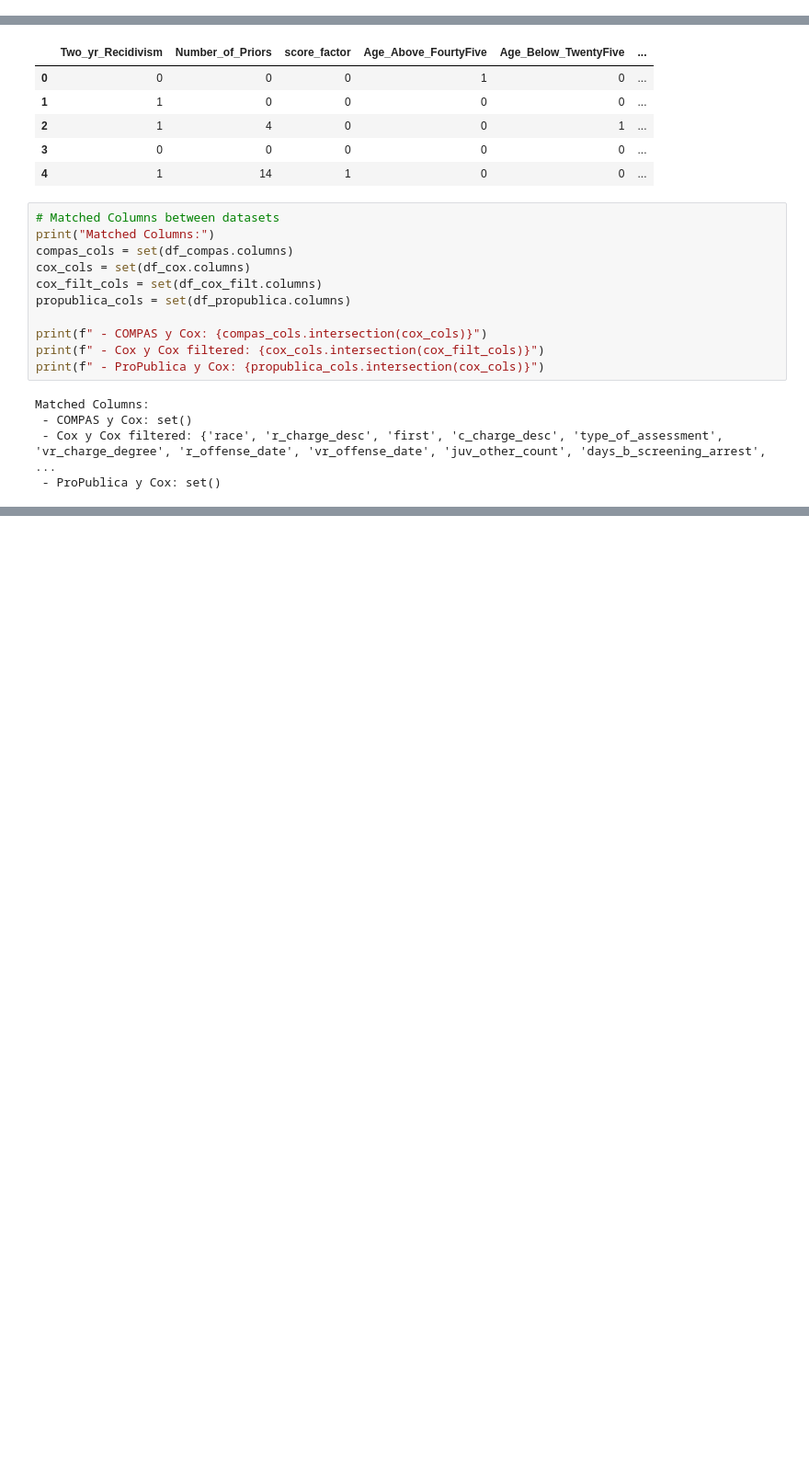
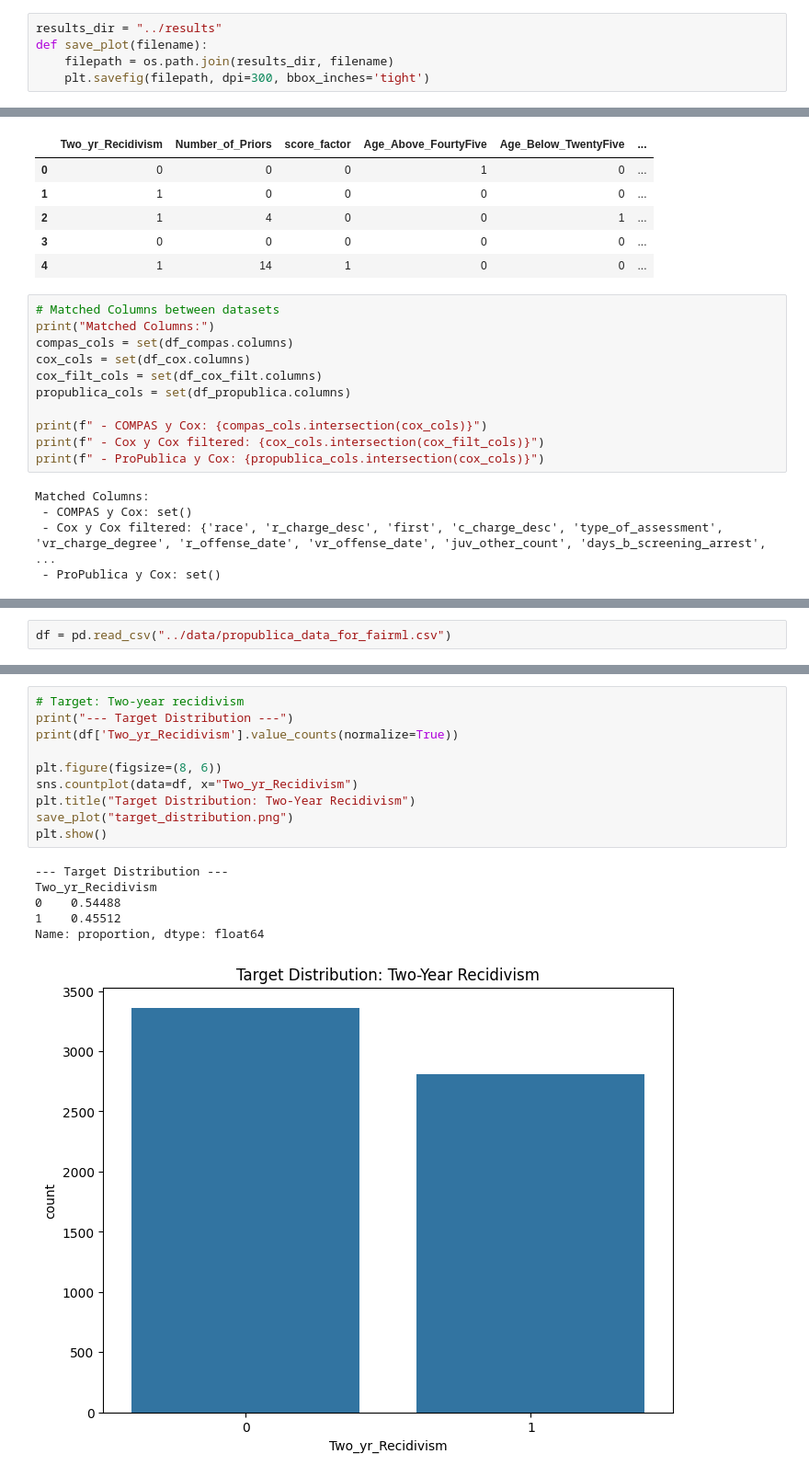
Before and after one commit to MelissaPerez09/fair-ai-compass, a Jupyter notebook: src/main.ipynb, the cells around one changed output, grey strips where cells are left out. Shown at 92% size. Saved outputs shown, nothing was run; the diff lists cells and outputs as text; blank space fills up the shorter version.

```diff
--- a/src/main.ipynb
+++ b/src/main.ipynb
@@ -8 +9,6 @@ import seaborn as sns
+# %%
+results_dir = "../results"
+def save_plot(filename):
+    filepath = os.path.join(results_dir, filename)
+    plt.savefig(filepath, dpi=300, bbox_inches='tight')
 # %% [markdown]
@@ -88,0 +98,2 @@ Matched Columns:
+# %%
+df = pd.read_csv("../data/propublica_data_for_fairml.csv")
@@ -88,0 +126,17 @@ Matched Columns:
+# %%
+# Target: Two-year recidivism
+print("--- Target Distribution ---")
+print(df['Two_yr_Recidivism'].value_counts(normalize=True))
+
+plt.figure(figsize=(8, 6))
+sns.countplot(data=df, x="Two_yr_Recidivism")
+plt.title("Target Distribution: Two-Year Recidivism")
+save_plot("target_distribution.png")
+plt.show()
+# %% [output]
+--- Target Distribution ---
+Two_yr_Recidivism
+0    0.54488
+1    0.45512
+Name: proportion, dtype: float64
+[figure, added]
```
Also changed, not shown: parts of 10 cells of this notebook, 7 other files.
